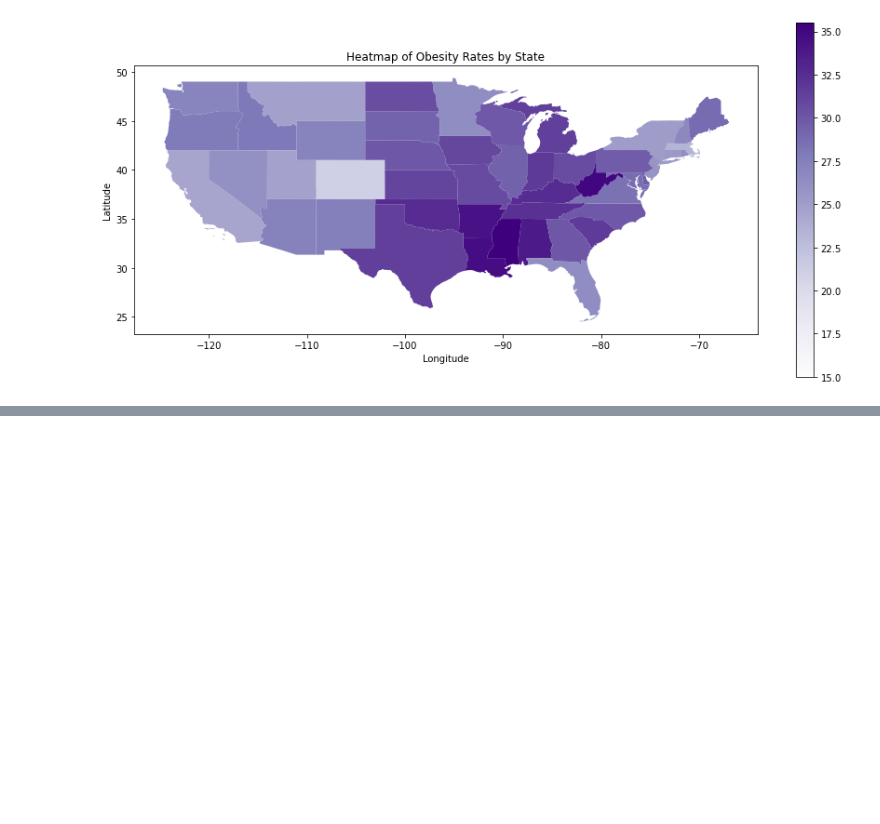
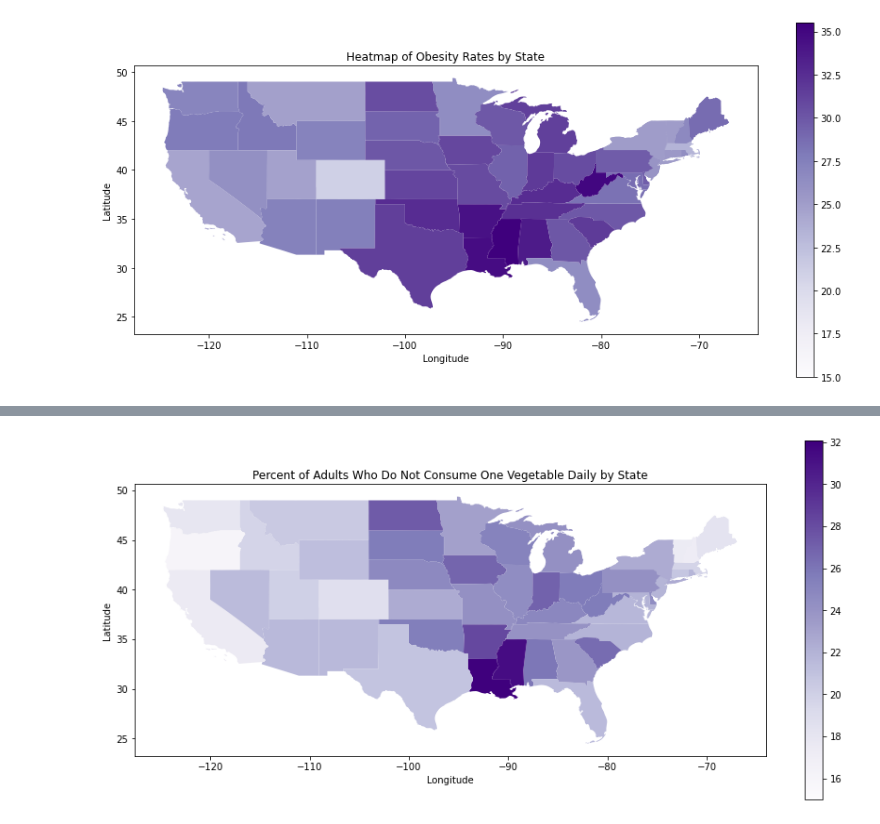
Before and after one commit to sbhewitt/Obesity-Group-Project, a Jupyter notebook: code/geo_data.ipynb, the cells around one changed output, grey strips where cells are left out. Saved outputs shown, nothing was run; the diff lists cells and outputs as text; code cells hidden in the pictures; blank space fills up the shorter version.

```diff
--- a/code/geo_data.ipynb
+++ b/code/geo_data.ipynb
@@ -138,0 +177,19 @@ plt.savefig('../images/us_obesity.png');
+# %%
+df = pd.read_csv('../data/cleaned_cdc.csv')
+df_ovr = df[df['StratificationID1'] == 'OVERALL']
+df_ovr_ow = df_ovr[df_ovr['QuestionID'] == 'Q019']
+df_avg = df_ovr_ow.groupby('LocationAbbr').mean()
+df_avg.drop(columns = ['YearStart', 'Sample_Size'], inplace = True)
+gf = gp.GeoDataFrame(df_avg)
+states = gp.read_file('../data/usa-states-census-2014.shp')
+new = gf.merge(states, how = 'left', left_on = 'LocationAbbr', right_on = 'STUSPS')
+continental = new.dropna()
+continental.sort_values(by = ['Data_Value'])
+continental.crs
+continental.plot(cmap = 'Purples', figsize = (15,7), column = 'Data_Value', legend = True, vmin = 15)
+plt.xlabel('Longitude')
+plt.ylabel('Latitude')
+plt.title('Percent of Adults Who Do Not Consume One Vegetable Daily by State')
+plt.savefig('../images/us_veggies.png');
+# %% [output]
+[figure, added]
```
Also changed, not shown: parts of 2 cells of this notebook, 4 other files.
